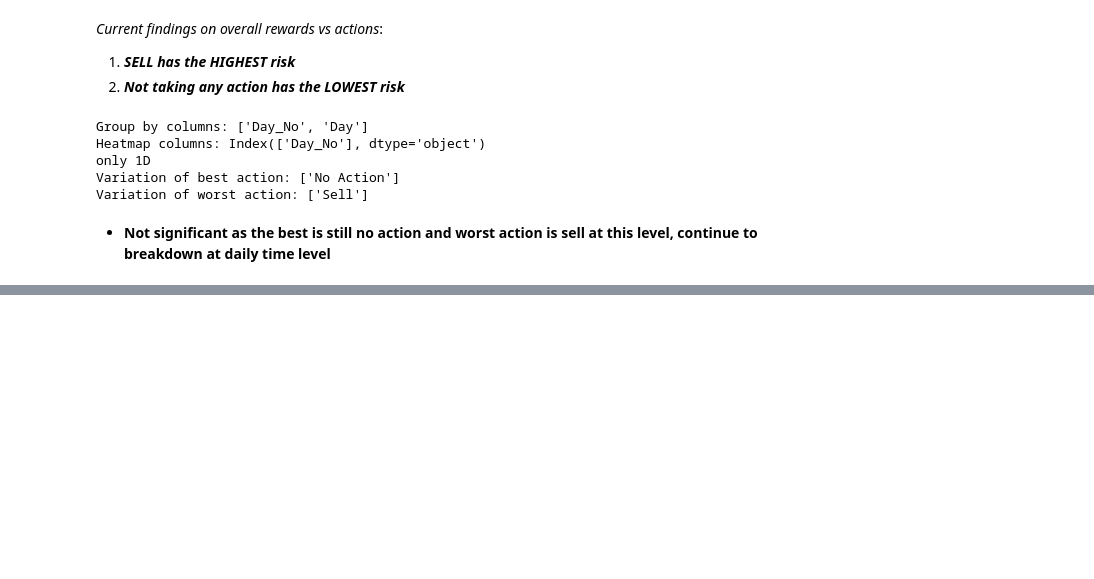
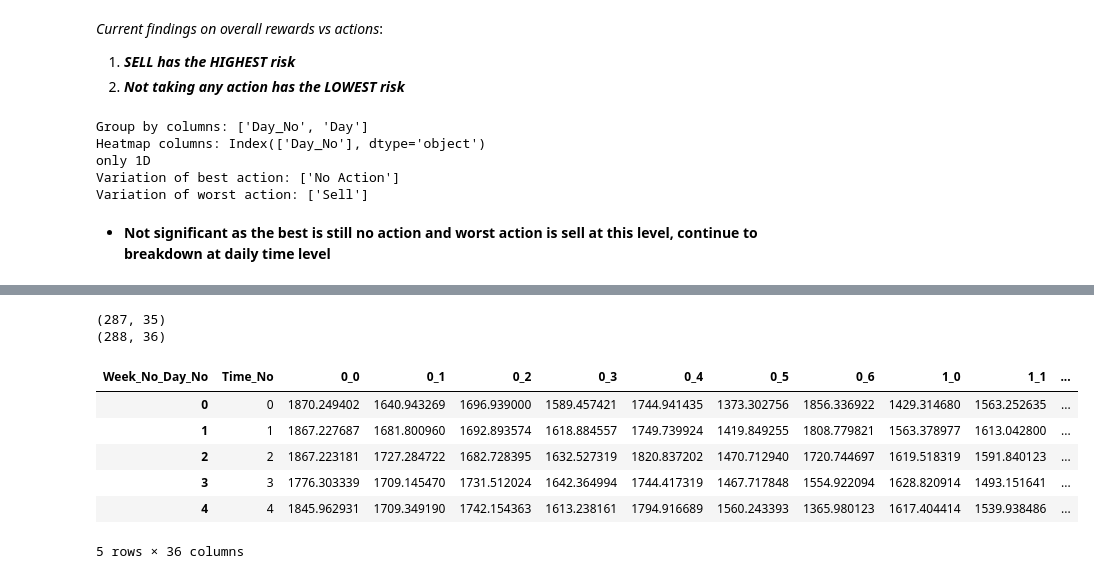
Before and after one commit to lornjhinn-git/reinforcement-learning, a Jupyter notebook: project-2/analysis.ipynb, the cells around one changed output, grey strips where cells are left out. Cells and saved outputs as stored; diff of their text form; code cells hidden in the pictures; blank space fills up the shorter version.

```diff
--- a/project-2/analysis.ipynb
+++ b/project-2/analysis.ipynb
@@ -210,0 +240,4 @@ No artists with labels found to put in legend.  Note that artists whose label st
+# %%
+from src.preprocessing import preprocessing as Preprocessor
+
+df_preprocessed, df_reward_stats, df_price_stats, df_volume_stats, df_preprocessed_prices = Preprocessor.preprocessing(df_raw)
@@ -210,0 +257,21 @@ No artists with labels found to put in legend.  Note that artists whose label st
+# %%
+column_names = ['Week_No', 'Day_No', 'Time_No']
+df_analyse = pd.DataFrame(columns=column_names)
+data = []
+
+
+for week in range(0, Q.shape[0]):
+    for day in range(Q.shape[1]):
+        for time in range(Q.shape[2]):
+            data.append([week, day,time])
+
+
+# Append data row by row
+for row in data:
+    df_analyse = df_analyse._append(pd.Series(row, index=column_names), ignore_index=True)
+
+df_analyse = pd.concat([df_analyse, df_preprocessed_prices.reset_index()['daily_average_trade_total_price']], axis=1)
+
+df_analyse['Day'] = df_analyse['Day_No'].apply(lambda x: day_list[x])
+df_analyse['Time'] = df_analyse['Time_No'].apply(lambda x: time_label_mapping.get(x))
+df_analyse = concatenate_categorical_columns(df_analyse, 'Week_No', 'Day_No')
@@ -210,0 +287,31 @@ No artists with labels found to put in legend.  Note that artists whose label st
+# %%
+#############
+# IMPORTANT #
+#############
+# - 4/9/2023: Currently the df_tranposed_best_action_distribution has addtional 1 row due to index reset on time_no
+# For now, for quick analysis temporarily remove the first row first column to proceed
+# But in future this need to be resolve when automated
+
+df_price_table = df_analyse.copy().pivot(index='Time_No', columns='Week_No_Day_No', values='daily_average_trade_total_price').reset_index()
+df_transposed_best_action_distribution = df_best_action_distribution.copy().T.drop(index=0).reset_index().drop('Time_No', axis=1)
+# Extract the first row as column headers
+new_columns = df_transposed_best_action_distribution.iloc[0]
+# Create a new DataFrame excluding the first row
+df_transposed_best_action_distribution= df_transposed_best_action_distribution[1:]
+# Assign the extracted row as column headers
+df_transposed_best_action_distribution.columns = new_columns
+print(df_transposed_best_action_distribution.shape)
+print(df_price_table.shape)
+# %% [output]
+(287, 35)
+(288, 36)
+# %%
+df_price_table.head()
+# %% [output]
+| Week_No_Day_No | Time_No | 0_0 | 0_1 | 0_2 | 0_3 | 0_4 | 0_5 | 0_6 | 1_0 | 1_1 | ... |
+| 0 | 0 | 1870.249402 | 1640.943269 | 1696.939000 | 1589.457421 | 1744.941435 | 1373.302756 | 1856.336922 | 1429.314680 | 1563.252635 | ... |
+| 1 | 1 | 1867.227687 | 1681.800960 | 1692.893574 | 1618.884557 | 1749.739924 | 1419.849255 | 1808.779821 | 1563.378977 | 1613.042800 | ... |
+| 2 | 2 | 1867.223181 | 1727.284722 | 1682.728395 | 1632.527319 | 1820.837202 | 1470.712940 | 1720.744697 | 1619.518319 | 1591.840123 | ... |
+| 3 | 3 | 1776.303339 | 1709.145470 | 1731.512024 | 1642.364994 | 1744.417319 | 1467.717848 | 1554.922094 | 1628.820914 | 1493.151641 | ... |
+| 4 | 4 | 1845.962931 | 1709.349190 | 1742.154363 | 1613.238161 | 1794.916689 | 1560.243393 | 1365.980123 | 1617.404414 | 1539.938486 | ... |
+5 rows × 36 columns
```
Also changed, not shown: parts of 26 cells of this notebook, 2 other files.
